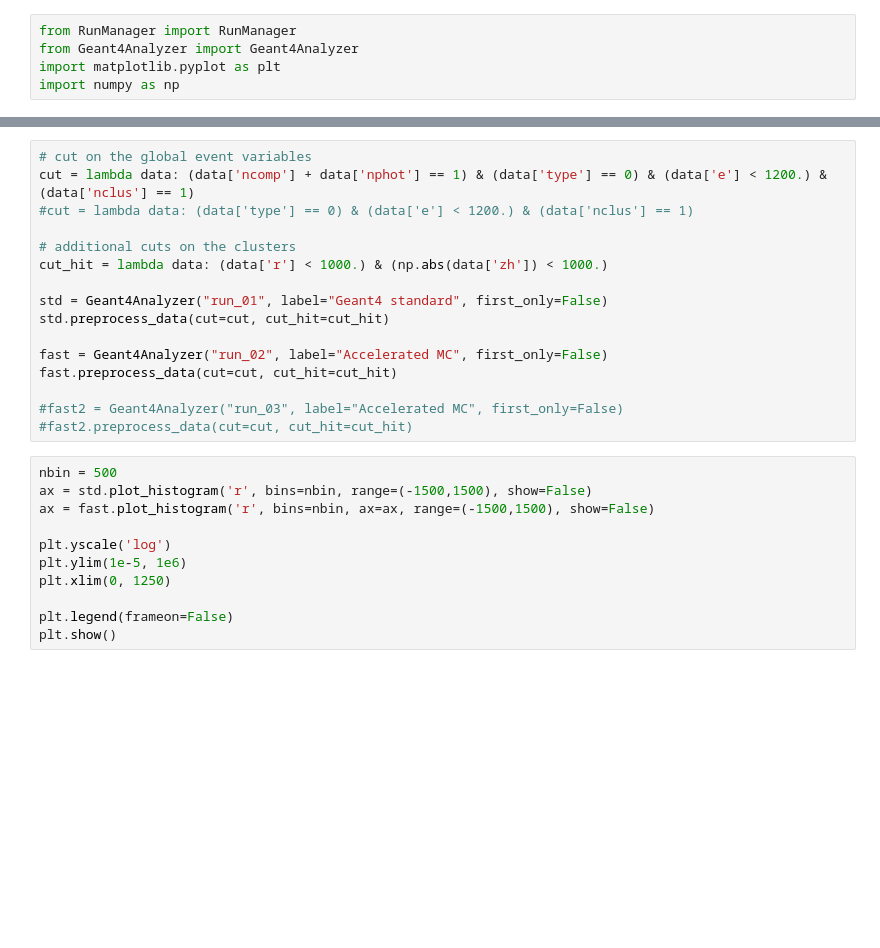
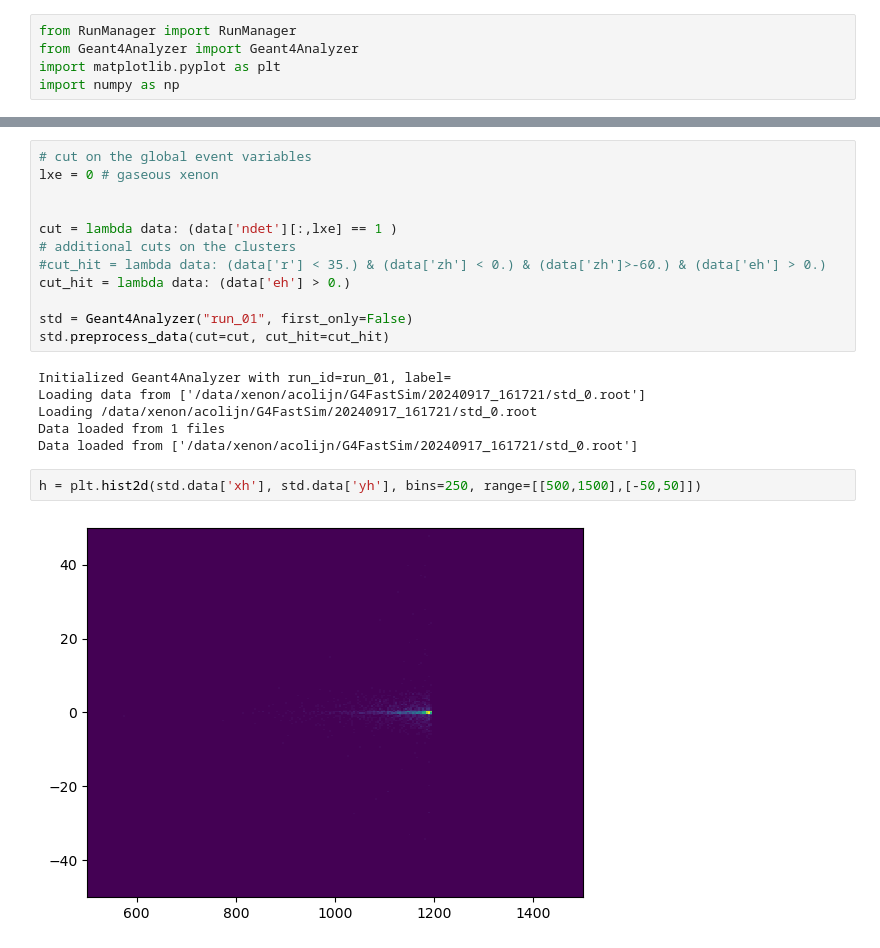
Before and after one commit to acolijn/G4FastSim, a Jupyter notebook: analysis/analysis.ipynb, the cells around one changed output, grey strips where cells are left out. Saved outputs shown, nothing was run; the diff lists cells and outputs as text; blank space fills up the shorter version.

Commit message:
analysis now work on new data format

```diff
--- a/analysis/analysis.ipynb
+++ b/analysis/analysis.ipynb
@@ -18,27 +16,22 @@ display(manager.display_all_runs(include_deleted=False))
 # %%
 # cut on the global event variables
-cut = lambda data: (data['ncomp'] + data['nphot'] == 1) & (data['type'] == 0) & (data['e'] < 1200.) & (data['nclus'] == 1)
-#cut = lambda data: (data['type'] == 0) & (data['e'] < 1200.) & (data['nclus'] == 1)
+lxe = 0 # gaseous xenon
 
+
+cut = lambda data: (data['ndet'][:,lxe] == 1 )
 # additional cuts on the clusters
-cut_hit = lambda data: (data['r'] < 1000.) & (np.abs(data['zh']) < 1000.)
+#cut_hit = lambda data: (data['r'] < 35.) & (data['zh'] < 0.) & (data['zh']>-60.) & (data['eh'] > 0.)
+cut_hit = lambda data: (data['eh'] > 0.)
 
-std = Geant4Analyzer("run_01", label="Geant4 standard", first_only=False)
+std = Geant4Analyzer("run_01", first_only=False)
 std.preprocess_data(cut=cut, cut_hit=cut_hit)
-
-fast = Geant4Analyzer("run_02", label="Accelerated MC", first_only=False)
-fast.preprocess_data(cut=cut, cut_hit=cut_hit)
-
-#fast2 = Geant4Analyzer("run_03", label="Accelerated MC", first_only=False)
-#fast2.preprocess_data(cut=cut, cut_hit=cut_hit)
+# %% [output]
+Initialized Geant4Analyzer with run_id=run_01, label=
+Loading data from ['/data/xenon/acolijn/G4FastSim/20240917_161721/std_0.root']
+Loading /data/xenon/acolijn/G4FastSim/20240917_161721/std_0.root
+Data loaded from 1 files
+Data loaded from ['/data/xenon/acolijn/G4FastSim/20240917_161721/std_0.root']
-# %%
-nbin = 500
-ax = std.plot_histogram('r', bins=nbin, range=(-1500,1500), show=False)
-ax = fast.plot_histogram('r', bins=nbin, ax=ax, range=(-1500,1500), show=False)
-
-plt.yscale('log')
-plt.ylim(1e-5, 1e6)
-plt.xlim(0, 1250)
-
-plt.legend(frameon=False)
-plt.show()
+# %%
+h = plt.hist2d(std.data['xh'], std.data['yh'], bins=250, range=[[500,1500],[-50,50]])
+# %% [output]
+[figure, added]
```
Also changed, not shown: parts of 18 cells of this notebook, 3 other files.
